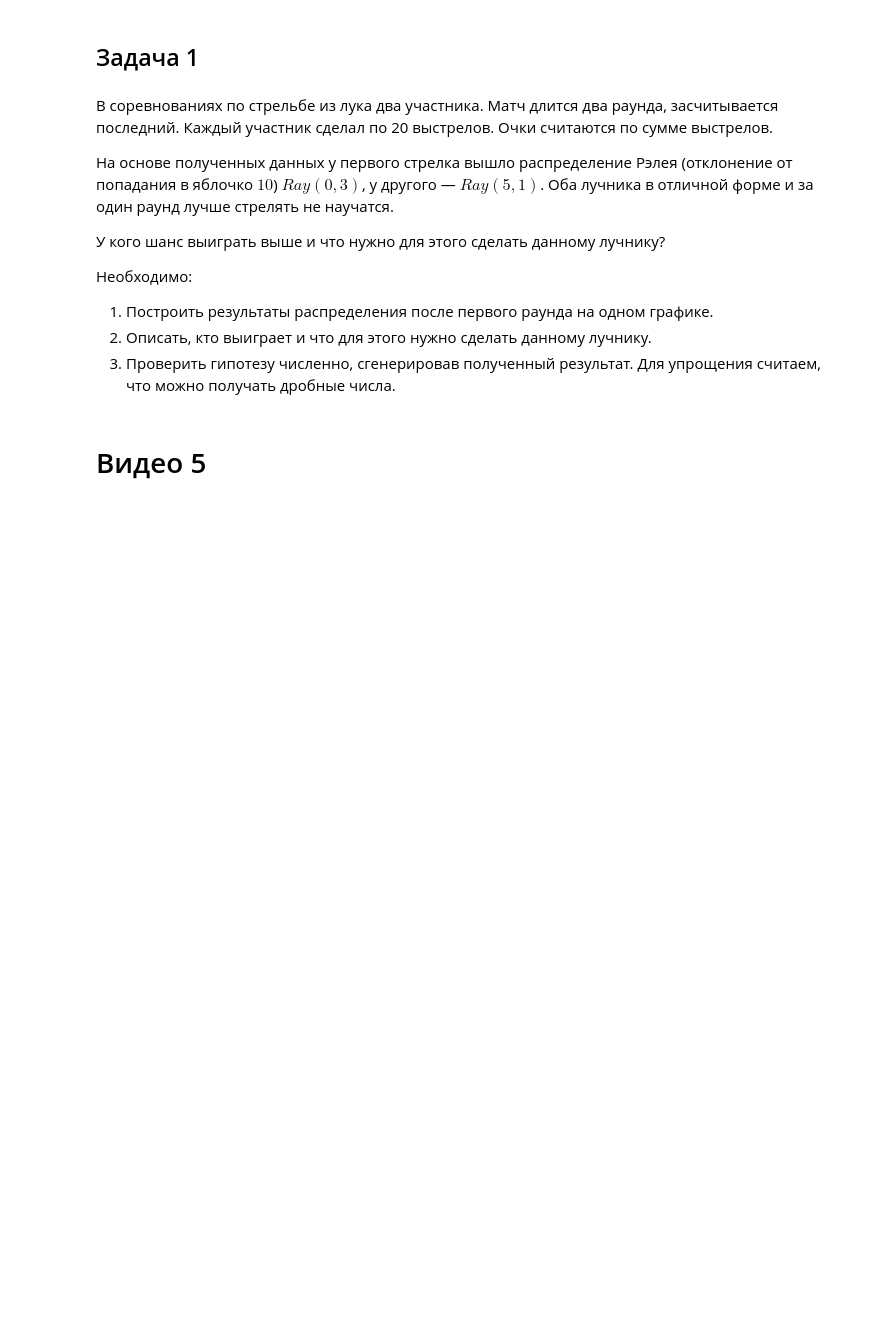
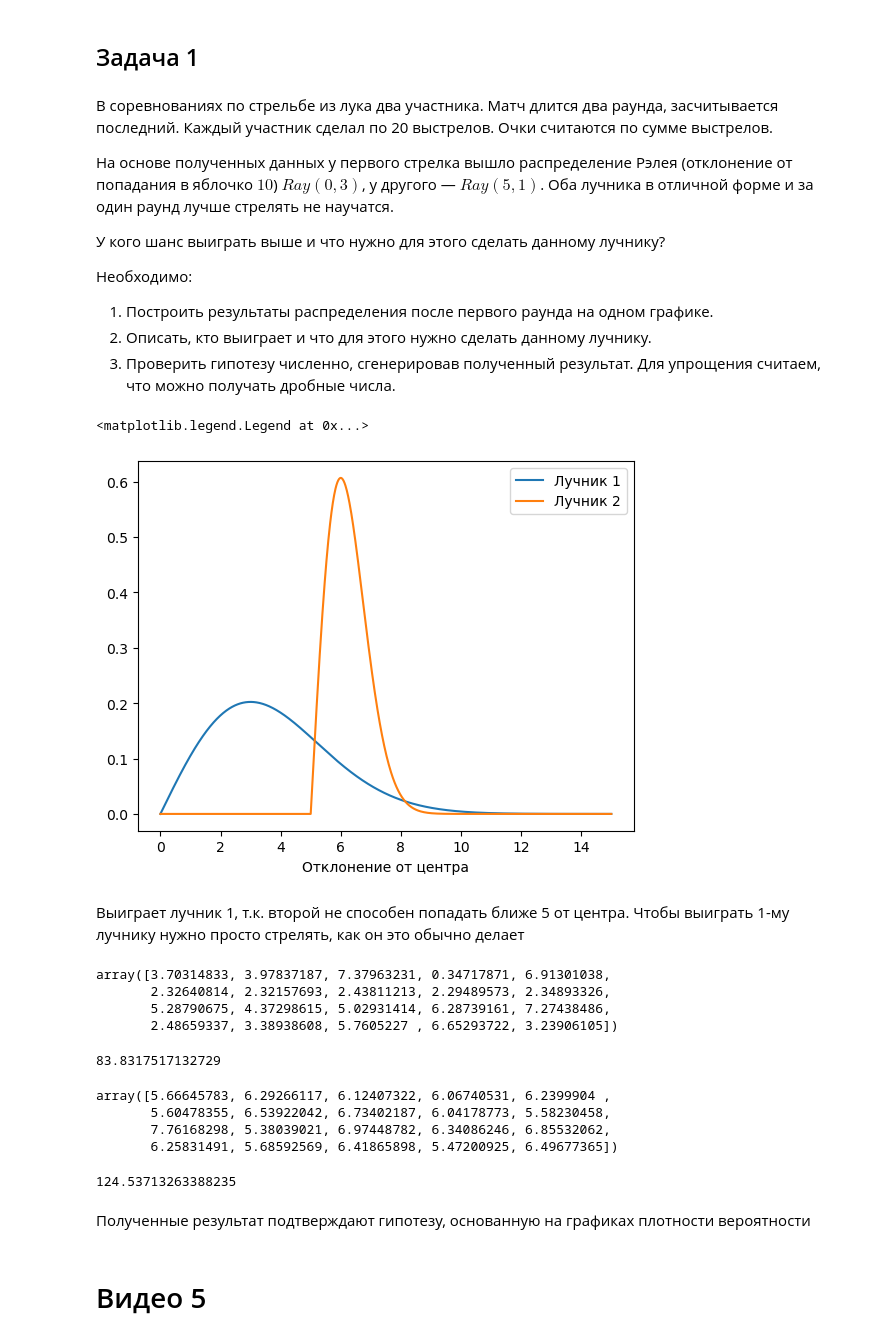
Before and after one commit to Acorn92/mathPy, a Jupyter notebook: p6/Практическая работа.ipynb, the cells around one changed output. Saved outputs shown, nothing was run; the diff lists cells and outputs as text; code cells hidden in the pictures; blank space fills up the shorter version.

```diff
--- a/p6/Практическая работа.ipynb
+++ b/p6/Практическая работа.ipynb
@@ -109,6 +142,48 @@ $\displaystyle \frac{8 a}{3}$
 1. Построить результаты распределения после первого раунда на одном графике.
 2. Описать, кто выиграет и что для этого нужно сделать данному лучнику.
 3. Проверить гипотезу численно, сгенерировав полученный результат. Для упрощения считаем, что можно получать дробные числа.
+# %%
+from scipy.stats import rayleigh
+
+x = np.linspace(0, 15, 1000)
+arch1 = rayleigh(scale=3)
+arch2 = rayleigh(scale=1)
+pdf1 = arch1.pdf(x)
+pdf2 = np.where(x >= 5, arch2.pdf(x-5),0)
+plt.xlabel('Отклонение от центра')
+
+plt.plot(x, pdf1, label='Лучник 1')
+plt.plot(x, pdf2, label='Лучник 2')
+plt.legend()
+# %% [output]
+<matplotlib.legend.Legend at 0x...>
+[figure, added]
+# %% [markdown]
+Выиграет лучник 1, т.к. второй не способен попадать ближе 5 от центра. Чтобы выиграть 1-му лучнику нужно просто стрелять, как он это обычно делает
+# %%
+#0 минимальное отклонение от яблочка
+# чем выше сумма тем хуже стрельба(больше отклонение)
+sh1 = arch1.rvs(20)
+display(sh1)
+sh1.sum()
+# %% [output]
+array([3.70314833, 3.97837187, 7.37963231, 0.34717871, 6.91301038,
+       2.32640814, 2.32157693, 2.43811213, 2.29489573, 2.34893326,
+       5.28790675, 4.37298615, 5.02931414, 6.28739161, 7.27438486,
+       2.48659337, 3.38938608, 5.7605227 , 6.65293722, 3.23906105])
+83.8317517132729
+# %%
+sh2 = arch2.rvs(20)+5
+display(sh2)
+sh2.sum()
+# %% [output]
+array([5.66645783, 6.29266117, 6.12407322, 6.06740531, 6.2399904 ,
+       5.60478355, 6.53922042, 6.73402187, 6.04178773, 5.58230458,
+       7.76168298, 5.38039021, 6.97448782, 6.34086246, 6.85532062,
+       6.25831491, 5.68592569, 6.41865898, 5.47200925, 6.49677365])
+124.53713263388235
+# %% [markdown]
+Полученные результат подтверждают гипотезу, основанную на графиках плотности вероятности
 # %% [markdown]
 # Видео 5
 # %% [markdown]
```
Also changed, not shown: parts of 5 cells of this notebook, 1 other file.
